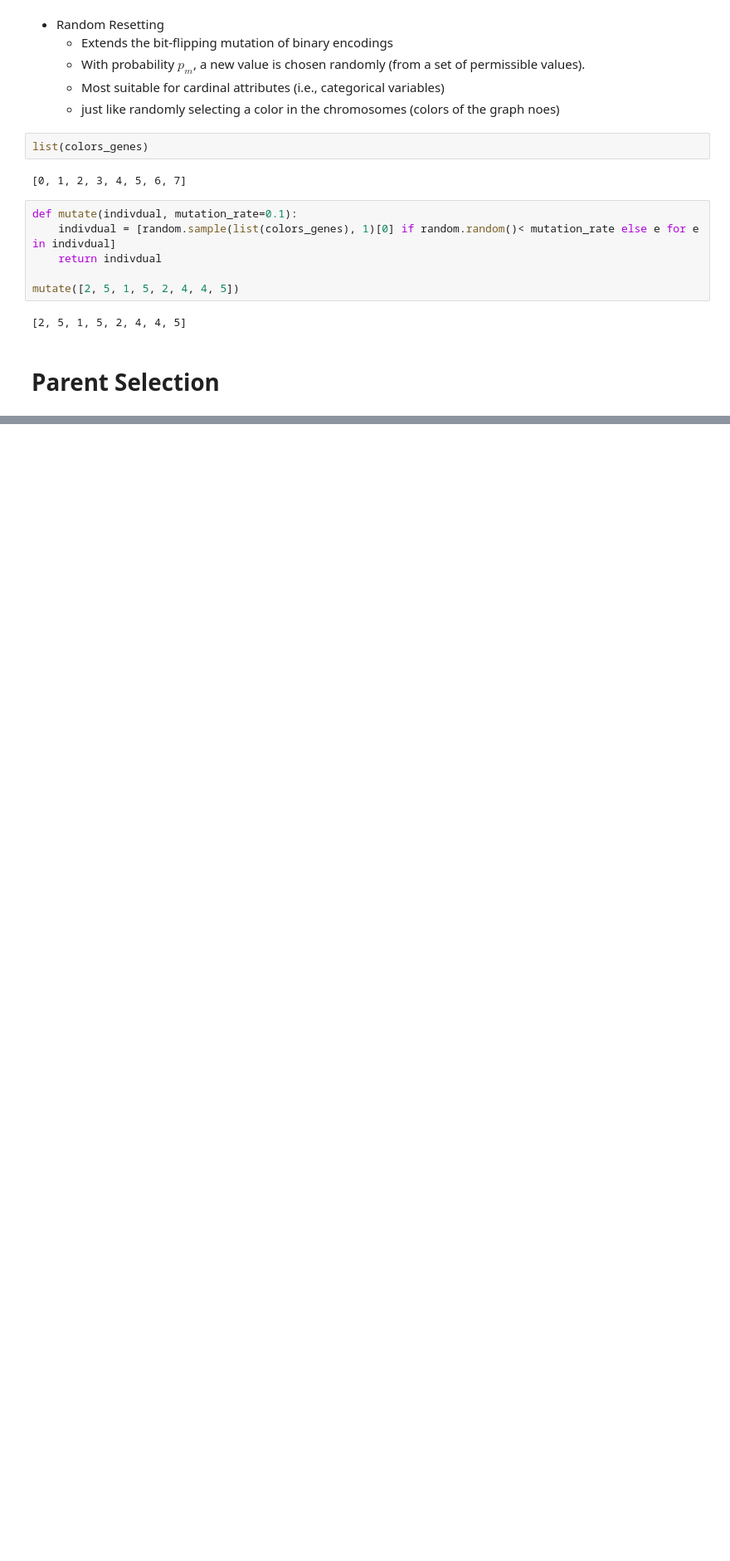
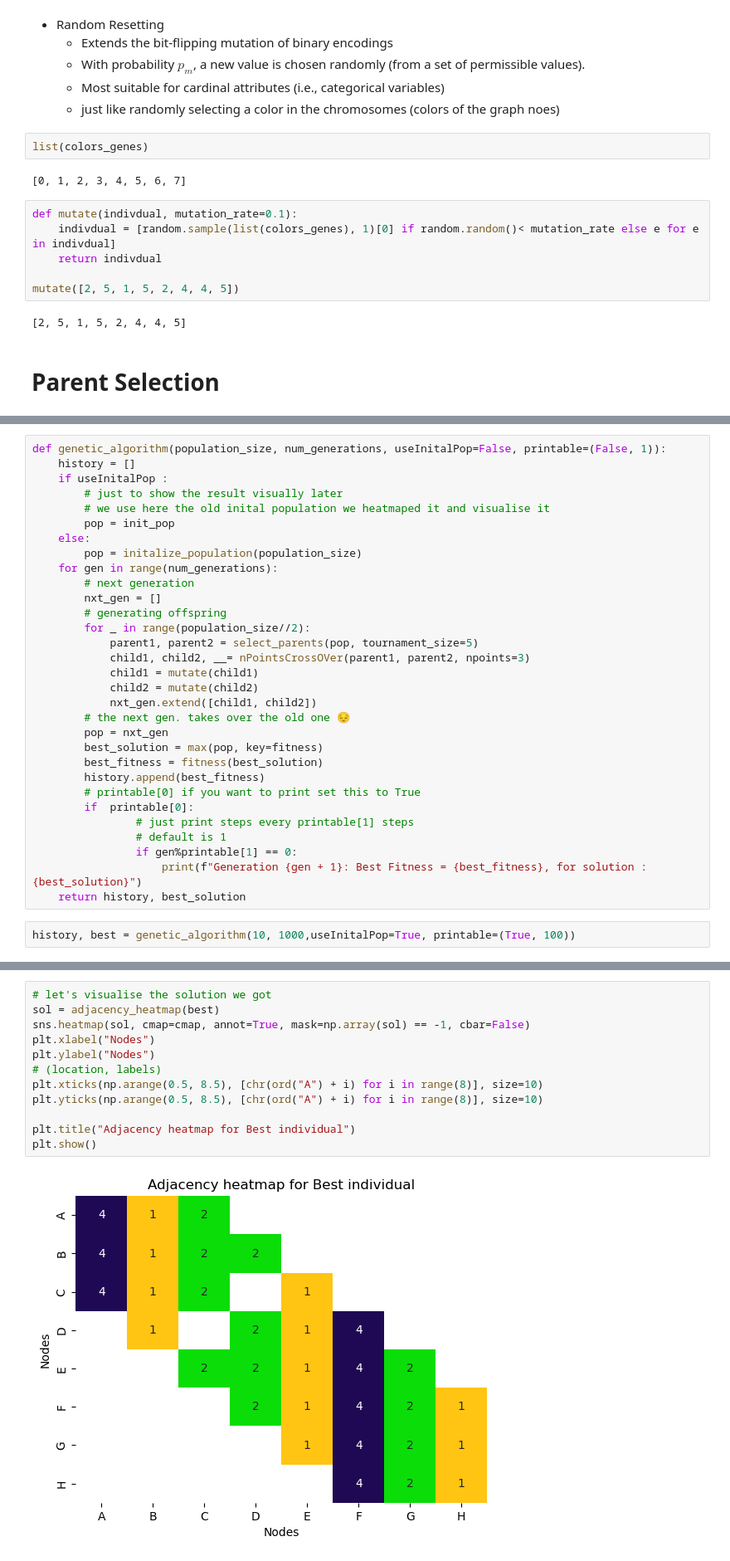
Before and after one commit to hossamAhmedSalah/Evolutionary_algorithms, a Jupyter notebook: Graph_k_coloring_Integer.ipynb, the cells around one changed output, grey strips where cells are left out. Shown at 83% size. Saved outputs shown, nothing was run; the diff lists cells and outputs as text; blank space fills up the shorter version.

```diff
--- a/Graph_k_coloring_Integer.ipynb
+++ b/Graph_k_coloring_Integer.ipynb
@@ -637,0 +658,33 @@ mutate([2, 5, 1, 5, 2, 4, 4, 5])
+# %%
+def genetic_algorithm(population_size, num_generations, useInitalPop=False, printable=(False, 1)):
+    history = []
+    if useInitalPop :
+        # just to show the result visually later
+        # we use here the old inital population we heatmaped it and visualise it
+        pop = init_pop
+    else:
+        pop = initalize_population(population_size)
+    for gen in range(num_generations):
+        # next generation
+        nxt_gen = []
+        # generating offspring
+        for _ in range(population_size//2):
+            parent1, parent2 = select_parents(pop, tournament_size=5)
+            child1, child2, __= nPointsCrossOVer(parent1, parent2, npoints=3)
+            child1 = mutate(child1)
+            child2 = mutate(child2)
+            nxt_gen.extend([child1, child2])
+        # the next gen. takes over the old one 😔
+        pop = nxt_gen
+        best_solution = max(pop, key=fitness)
+        best_fitness = fitness(best_solution)
+        history.append(best_fitness)
+        # printable[0] if you want to print set this to True
+        if  printable[0]:
+                # just print steps every printable[1] steps
+                # default is 1
+                if gen%printable[1] == 0:
+                    print(f"Generation {gen + 1}: Best Fitness = {best_fitness}, for solution : {best_solution}")
+    return history, best_solution
+# %%
+history, best = genetic_algorithm(10, 1000,useInitalPop=True, printable=(True, 100))
@@ -637,0 +702,14 @@ mutate([2, 5, 1, 5, 2, 4, 4, 5])
+# %%
+# let's visualise the solution we got
+sol = adjacency_heatmap(best)
+sns.heatmap(sol, cmap=cmap, annot=True, mask=np.array(sol) == -1, cbar=False)
+plt.xlabel("Nodes")
+plt.ylabel("Nodes")
+# (location, labels)
+plt.xticks(np.arange(0.5, 8.5), [chr(ord("A") + i) for i in range(8)], size=10)
+plt.yticks(np.arange(0.5, 8.5), [chr(ord("A") + i) for i in range(8)], size=10)
+
+plt.title("Adjacency heatmap for Best individual")
+plt.show()
+# %% [output]
+[figure, added]
```
Also changed, not shown: parts of 7 cells of this notebook.
